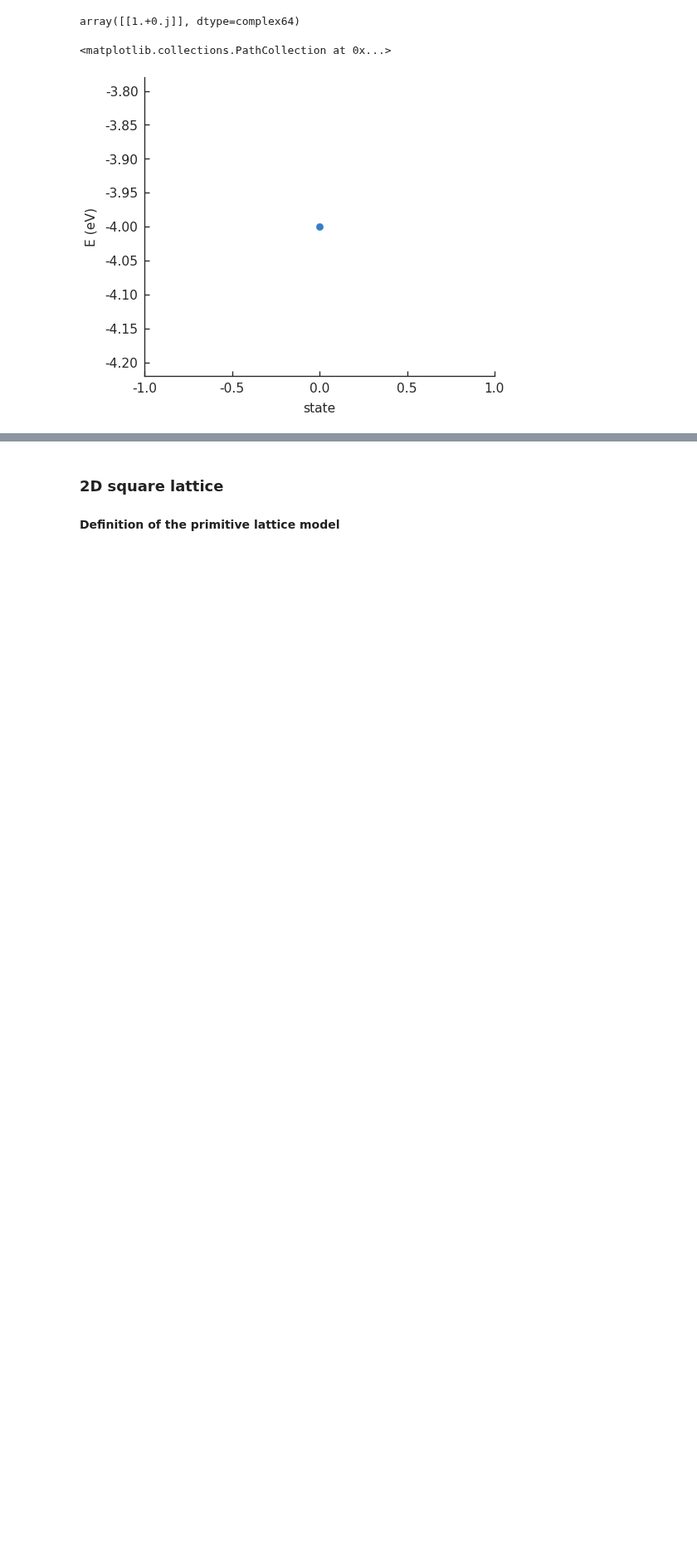
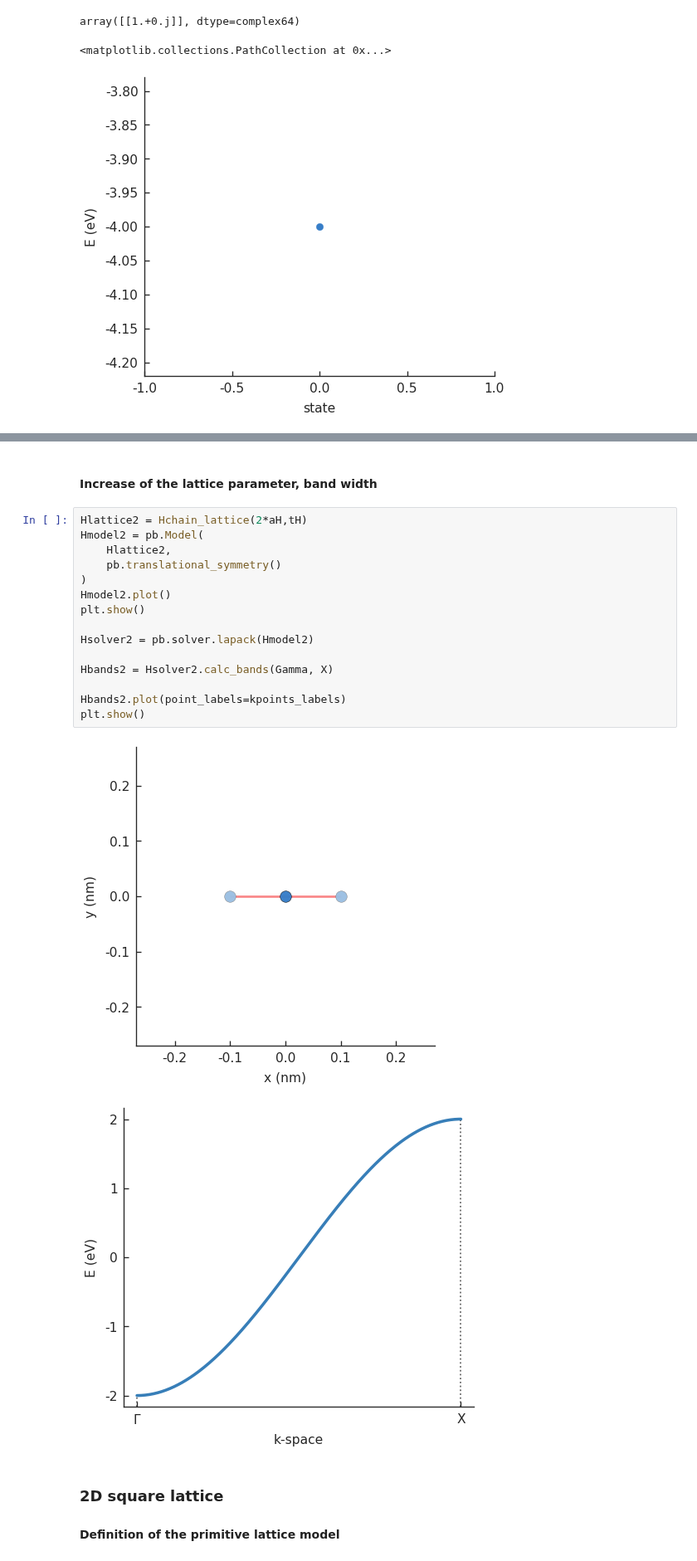
Before and after one commit to rpoteau/pyPhysChem, a Jupyter notebook: TB.ipynb, the cells around one changed output, grey strips where cells are left out. Shown at 83% size. Saved outputs shown, nothing was run; the diff lists cells and outputs as text; blank space fills up the shorter version.

```diff
--- a/TB.ipynb
+++ b/TB.ipynb
@@ -213,3 +277,23 @@ array([[1.+0.j]], dtype=complex64)
+# %% [markdown]
+#### Increase of the lattice parameter, band width
+# %%
+Hlattice2 = Hchain_lattice(2*aH,tH)
+Hmodel2 = pb.Model(
+    Hlattice2,
+    pb.translational_symmetry()
+)
+Hmodel2.plot()
+plt.show()
+
+Hsolver2 = pb.solver.lapack(Hmodel2)
+
+Hbands2 = Hsolver2.calc_bands(Gamma, X)
+
+Hbands2.plot(point_labels=kpoints_labels)
+plt.show()
+# %% [output]
+[figure, added]
+[figure, added]
 # %% [markdown]
 ### 2D square lattice
 
```
Also changed, not shown: parts of 18 cells of this notebook, 25 other files.
